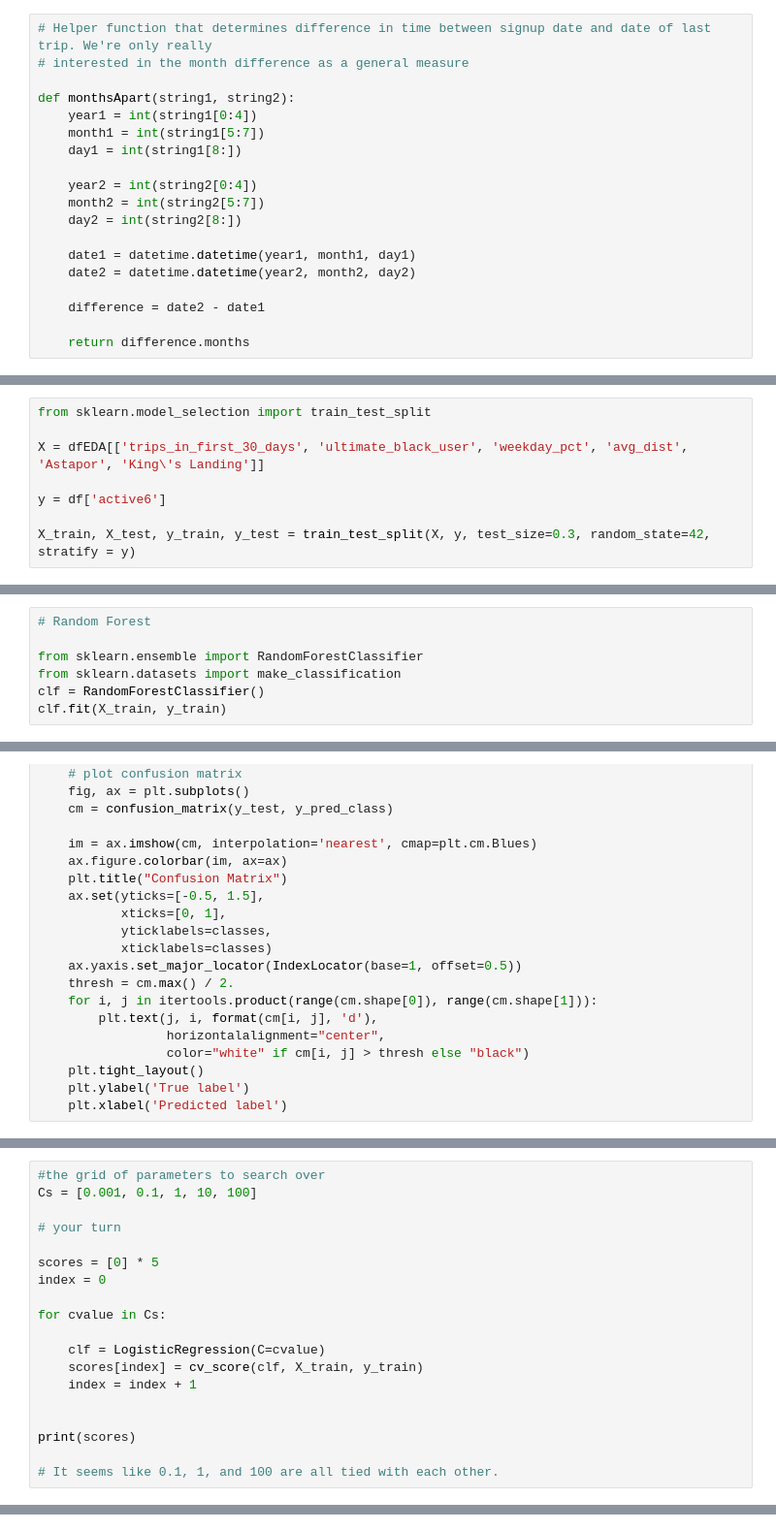
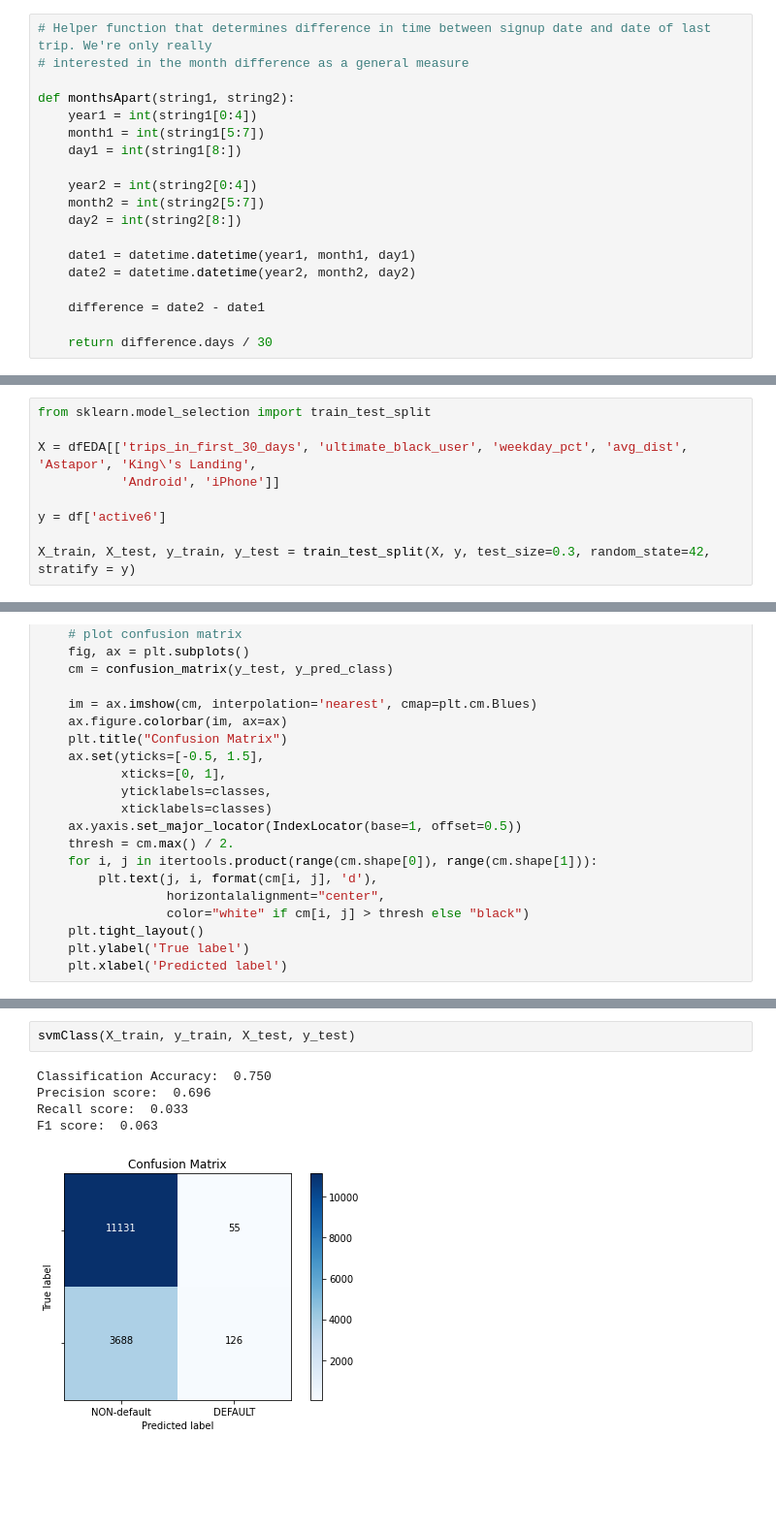
Before and after one commit to CroissantAhhh/Portfolio, a Jupyter notebook: SpringBoard/Exercises/ultimate_challenge/Part3-PredictiveModeling.ipynb, the cells around one changed output, grey strips where cells are left out. Shown: that part at 97% size. Cells and saved outputs as stored; diff of their text form; blank space fills up the shorter version.

Commit message:
ultimate done

```diff
--- a/SpringBoard/Exercises/ultimate_challenge/Part3-PredictiveModeling.ipynb
+++ b/SpringBoard/Exercises/ultimate_challenge/Part3-PredictiveModeling.ipynb
@@ -174,7 +174,7 @@ def monthsApart(string1, string2):
 
     difference = date2 - date1
 
-    return difference.months
+    return difference.days / 30
 # %%
 def daysApart(string1, string2):
     year1 = int(string1[0:4])
@@ -320,17 +342,11 @@ We'll the remaining features as our features of interest.
 # %%
 from sklearn.model_selection import train_test_split
 
-X = dfEDA[['trips_in_first_30_days', 'ultimate_black_user', 'weekday_pct', 'avg_dist', 'Astapor', 'King\'s Landing']]
+X = dfEDA[['trips_in_first_30_days', 'ultimate_black_user', 'weekday_pct', 'avg_dist', 'Astapor', 'King\'s Landing',
+           'Android', 'iPhone']]
 
 y = df['active6']
 
 X_train, X_test, y_train, y_test = train_test_split(X, y, test_size=0.3, random_state=42, stratify = y)
 # %% [markdown]
 # Modeling
-# %%
-# Random Forest
-
-from sklearn.ensemble import RandomForestClassifier
-from sklearn.datasets import make_classification
-clf = RandomForestClassifier()
-clf.fit(X_train, y_train)
@@ -400,20 +378 @@ print(score)
-# %%
-#the grid of parameters to search over
-Cs = [0.001, 0.1, 1, 10, 100]
-
-# your turn
-
-scores = [0] * 5
-index = 0
-
-for cvalue in Cs:
-
-    clf = LogisticRegression(C=cvalue)
-    scores[index] = cv_score(clf, X_train, y_train)
-    index = index + 1
-
-
-print(scores)
-
-# It seems like 0.1, 1, and 100 are all tied with each other.
 # %%
@@ -488,0 +478,8 @@ xgbClass(X_train, y_train, X_test, y_test)
+# %%
+svmClass(X_train, y_train, X_test, y_test)
+# %% [output]
+Classification Accuracy:  0.750
+Precision score:  0.696
+Recall score:  0.033
+F1 score:  0.063
+[figure, added]
```
Also changed, not shown: parts of 36 cells of this notebook, 8 other files.
